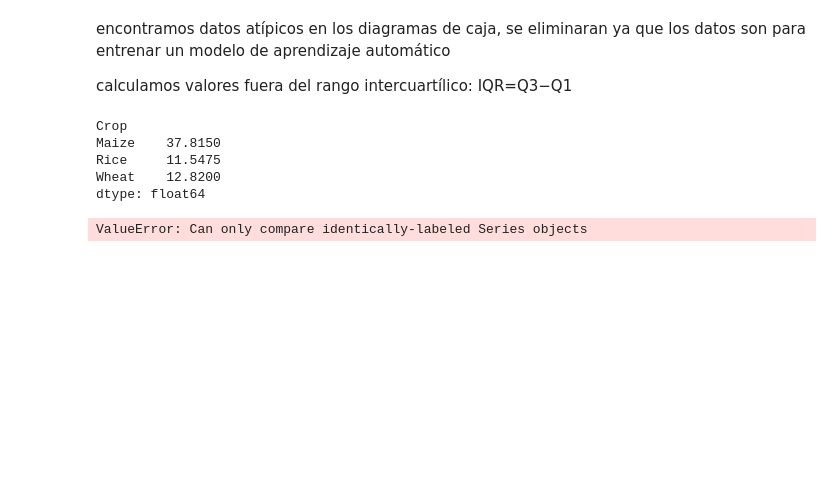
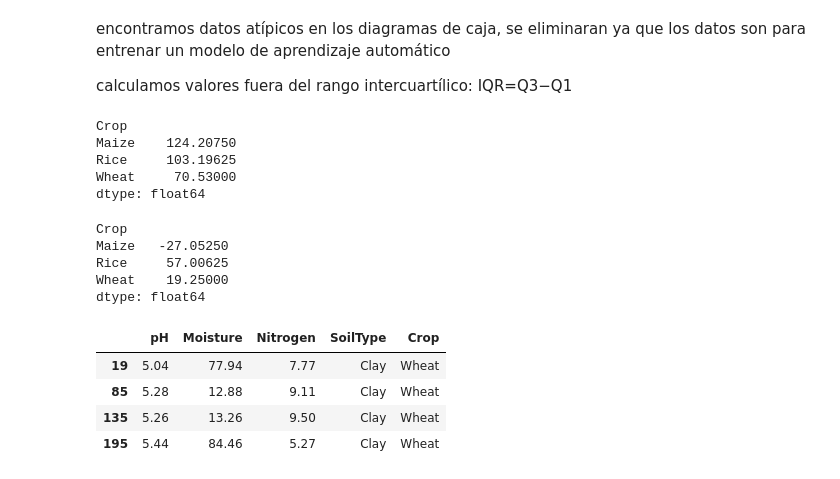
Before and after one commit to amnzmj/analisis-de-datos, a Jupyter notebook: tercer parcial/Crop Classification Based on Soil Type.ipynb, the cells around one changed output. Saved outputs shown, nothing was run; the diff lists cells and outputs as text; code cells hidden in the pictures; blank space fills up the shorter version.

```diff
--- a/tercer parcial/Crop Classification Based on Soil Type.ipynb
+++ b/tercer parcial/Crop Classification Based on Soil Type.ipynb
@@ -225,15 +225,20 @@ IQR =  humedad_cultivo["Q3"] - humedad_cultivo["Q1"]
 limite_inferior = humedad_cultivo["Q1"] - 1.5 * IQR
 limite_superior = humedad_cultivo["Q3"] + 1.5 * IQR
 
-IQR
+limite_superior
 # %% [output]
 Crop
-Maize    37.8150
-Rice     11.5475
-Wheat    12.8200
+Maize    124.20750
+Rice     103.19625
+Wheat     70.53000
 dtype: float64
 # %%
 #filtrar datos  ---------------------------------------------
-soil_crops[(soil_crops['Moisture'] >= limite_inferior) & (soil_crops['Moisture'] <= limite_superior)]
+#datos_filtrados = soil_crops[(soil_crops['pH'] >= limite_inferior) & (soil_crops['pH'] <= limite_superior)]
+limite_inferior
 # %% [output]
-ValueError: Can only compare identically-labeled Series objects
+Crop
+Maize   -27.05250
+Rice     57.00625
+Wheat    19.25000
+dtype: float64
@@ -244,0 +245,15 @@ IQR = Q3 - Q1
+# %%
+#verificar atípicos de wheat y moisture
+atipicos_moisture = soil_crops[
+    ((soil_crops['Moisture'] > 70.530000 ) &
+     (soil_crops['Crop'] == 'Wheat') |
+     (soil_crops['Moisture'] < 19.25000) &
+     (soil_crops['Crop'] == 'Wheat'))
+     ]
+atipicos_moisture
+# %% [output]
+|  | pH | Moisture | Nitrogen | SoilType | Crop |
+| 19 | 5.04 | 77.94 | 7.77 | Clay | Wheat |
+| 85 | 5.28 | 12.88 | 9.11 | Clay | Wheat |
+| 135 | 5.26 | 13.26 | 9.50 | Clay | Wheat |
+| 195 | 5.44 | 84.46 | 5.27 | Clay | Wheat |
```
Also changed, not shown: parts of 8 cells of this notebook.
